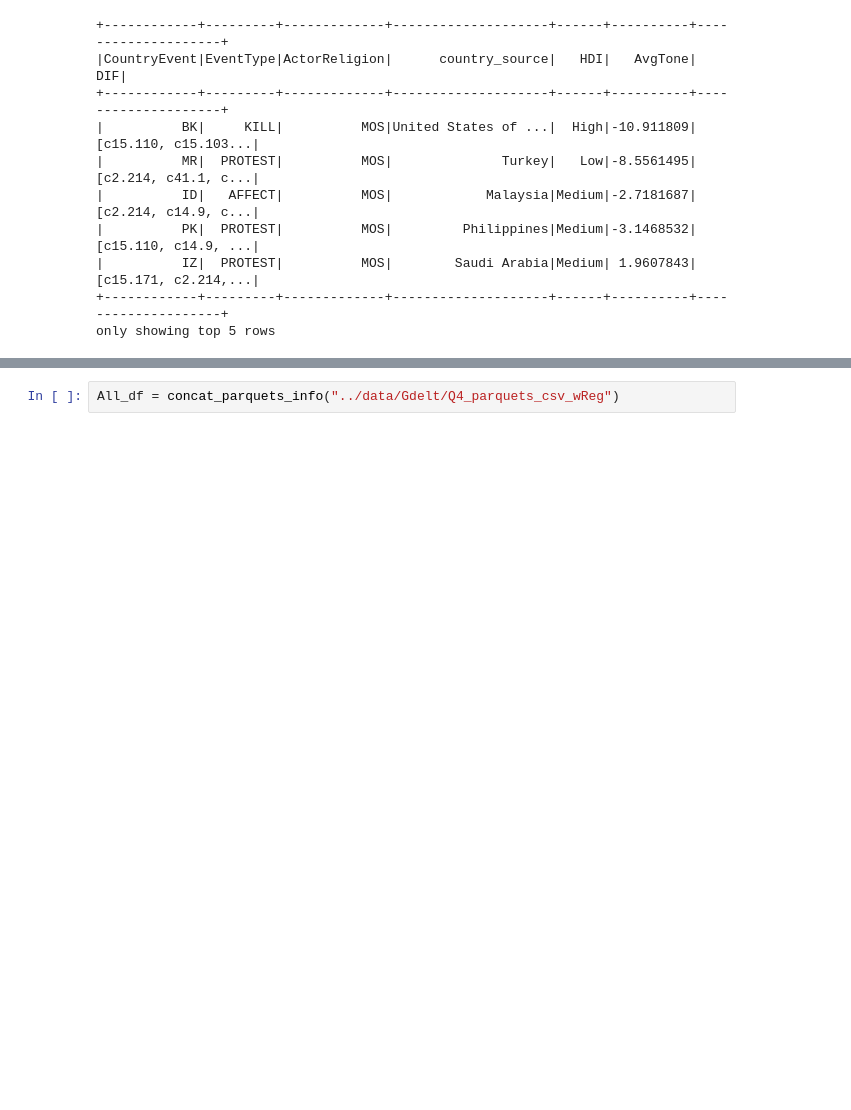
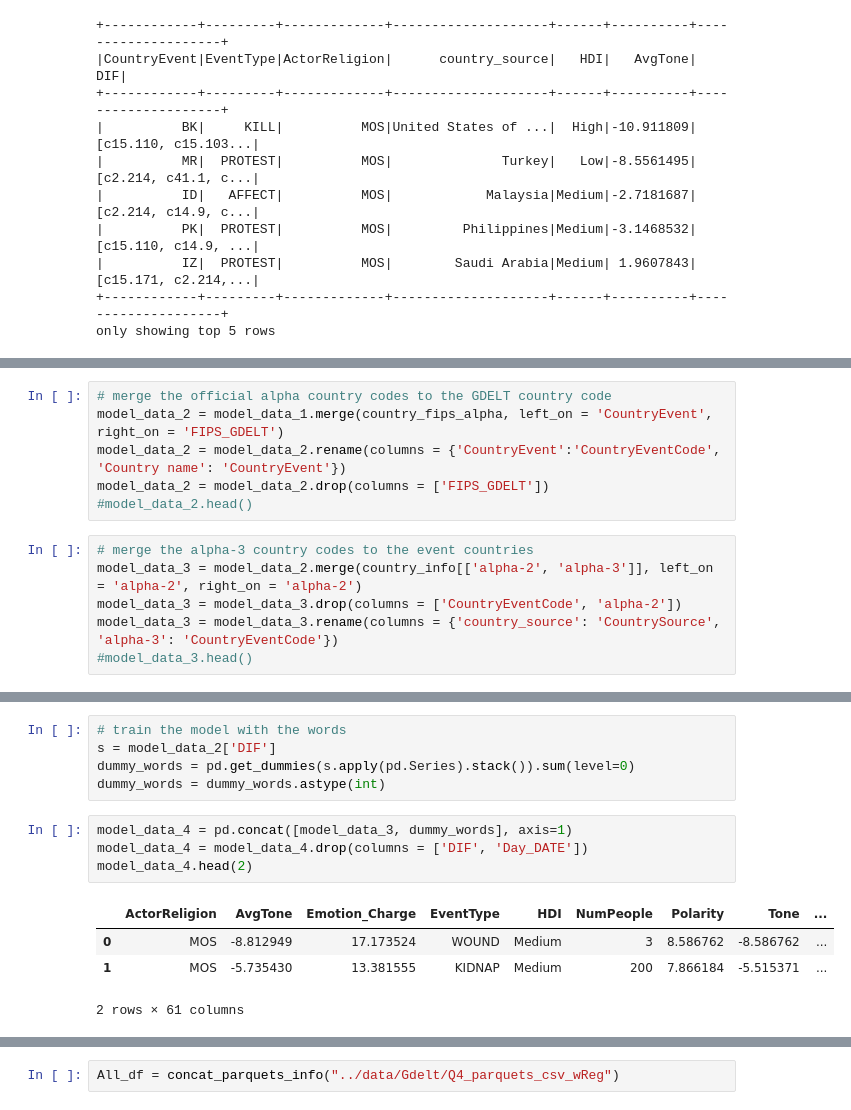
Before and after one commit to Abranchini/ADA_Project, a Jupyter notebook: src/Final_Notebook.ipynb, the cells around one changed output, grey strips where cells are left out. Drawn from its saved outputs; the diff is of its cells as text; blank space fills up the shorter version.

```diff
--- a/src/Final_Notebook.ipynb
+++ b/src/Final_Notebook.ipynb
@@ -596,0 +598,12 @@ AvgTone: The score ranges from -100 (extremely negative) to +100 (extremely posi
+# %%
+# merge the official alpha country codes to the GDELT country code
+model_data_2 = model_data_1.merge(country_fips_alpha, left_on = 'CountryEvent', right_on = 'FIPS_GDELT')
+model_data_2 = model_data_2.rename(columns = {'CountryEvent':'CountryEventCode', 'Country name': 'CountryEvent'})
+model_data_2 = model_data_2.drop(columns = ['FIPS_GDELT'])
+#model_data_2.head()
+# %%
+# merge the alpha-3 country codes to the event countries
+model_data_3 = model_data_2.merge(country_info[['alpha-2', 'alpha-3']], left_on = 'alpha-2', right_on = 'alpha-2')
+model_data_3 = model_data_3.drop(columns = ['CountryEventCode', 'alpha-2'])
+model_data_3 = model_data_3.rename(columns = {'country_source': 'CountrySource', 'alpha-3': 'CountryEventCode'})
+#model_data_3.head()
@@ -651,0 +681,14 @@ AvTone
+# %%
+# train the model with the words
+s = model_data_2['DIF']
+dummy_words = pd.get_dummies(s.apply(pd.Series).stack()).sum(level=0)
+dummy_words = dummy_words.astype(int)
+# %%
+model_data_4 = pd.concat([model_data_3, dummy_words], axis=1)
+model_data_4 = model_data_4.drop(columns = ['DIF', 'Day_DATE'])
+model_data_4.head(2)
+# %% [output]
+|  | ActorReligion | AvgTone | Emotion_Charge | EventType | HDI | NumPeople | Polarity | Tone | ... |
+| 0 | MOS | -8.812949 | 17.173524 | WOUND | Medium | 3 | 8.586762 | -8.586762 | ... |
+| 1 | MOS | -5.735430 | 13.381555 | KIDNAP | Medium | 200 | 7.866184 | -5.515371 | ... |
+2 rows × 61 columns
```
Also changed, not shown: parts of 54 cells of this notebook, 4 other files.
